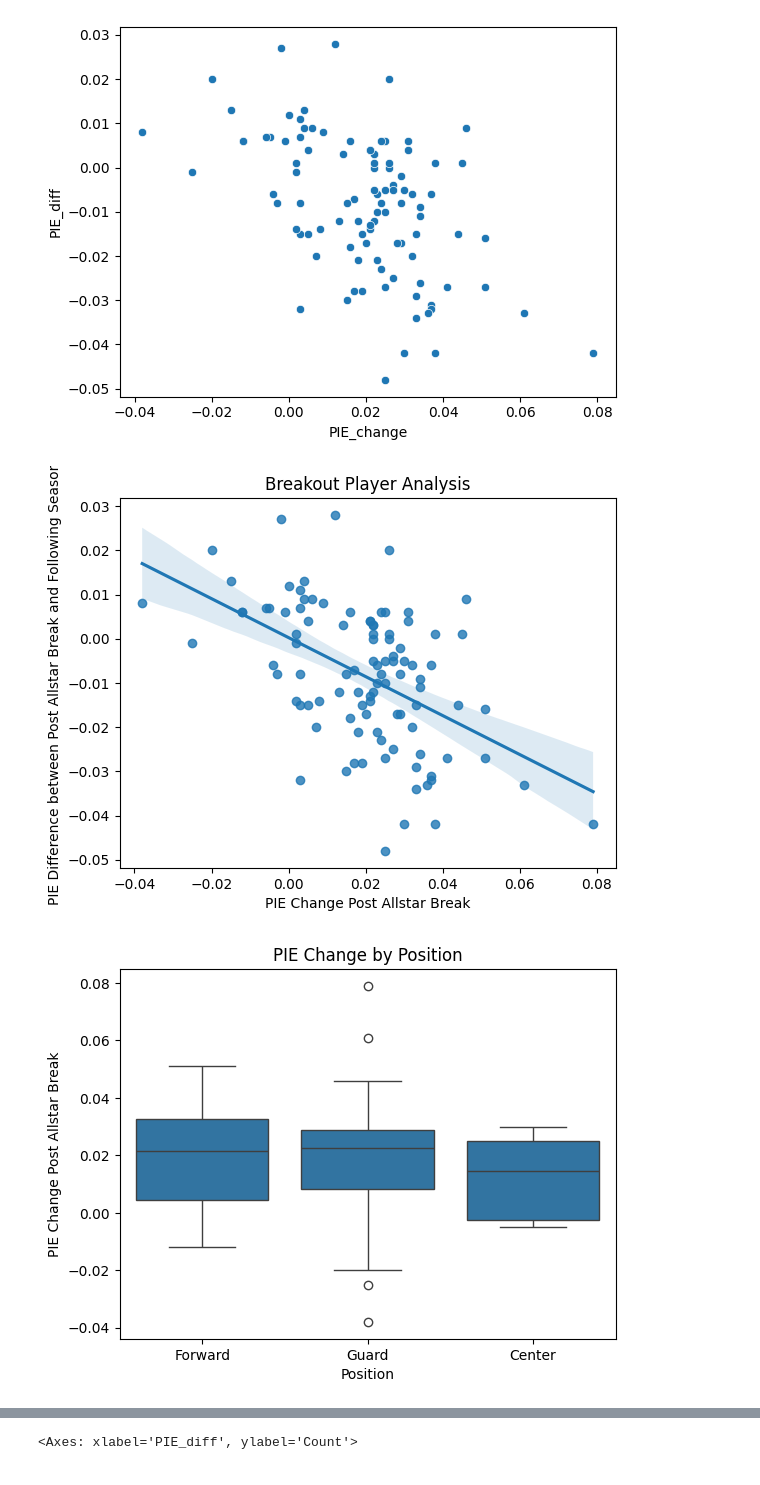
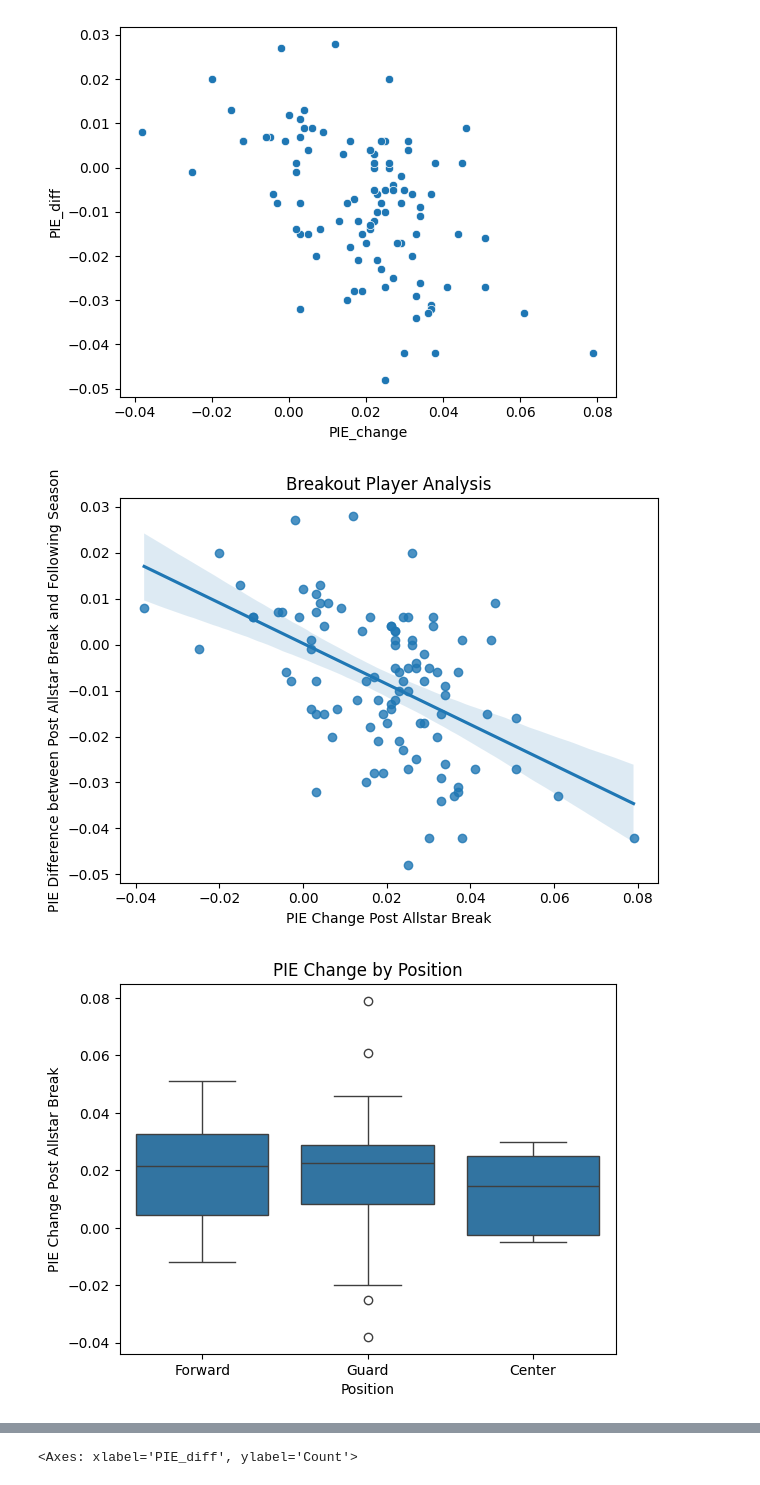
Before and after one commit to BigMikeZ/nba_breakout_analysis, a Jupyter notebook: scripts/02_modeling.ipynb, the cells around one changed output, grey strips where cells are left out. Cells and saved outputs as stored; diff of their text form; code cells hidden in the pictures.

```diff
--- a/scripts/02_modeling.ipynb
+++ b/scripts/02_modeling.ipynb
@@ -26,24 +26,25 @@ sns.scatterplot(data = all_candidates, x='PIE_change', y='PIE_diff')
 # %%
 sns.regplot(data=all_candidates, x = 'PIE_change', y = 'PIE_diff')
 plt.xlabel('PIE Change Post Allstar Break')
 plt.ylabel('PIE Difference between Post Allstar Break and Following Season')
 plt.title('Breakout Player Analysis')
+plt.tight_layout()
 plt.show()
 
 sns.boxplot(data=all_candidates, x='POSITION_simplified', y='PIE_change')
 plt.xlabel('Position')
 plt.ylabel('PIE Change Post Allstar Break')
 plt.title('PIE Change by Position')
 plt.savefig('plots/position_boxplot.png', dpi=150, bbox_inches='tight')
 plt.show()
 
 all_candidates['AGE_bin'] = pd.cut(all_candidates['AGE_post'], bins=4)
 sns.lmplot(data=all_candidates, x='PIE_change', y='PIE_diff', hue='AGE_bin').legend.set_title('Age Group')
 plt.xlabel('PIE Change Post Allstar Break')
 plt.ylabel('PIE Difference between Post Allstar Break and Following Season')
 plt.title('PIE Change vs. PIE Difference by Age Group')
 plt.savefig('plots/age_binned_regression.png', dpi=150, bbox_inches='tight')
 plt.show()
 # %% [output]
-[figure, old version]
+[figure, new version]
 [figure]
```
Also changed, not shown: parts of 6 cells of this notebook.
